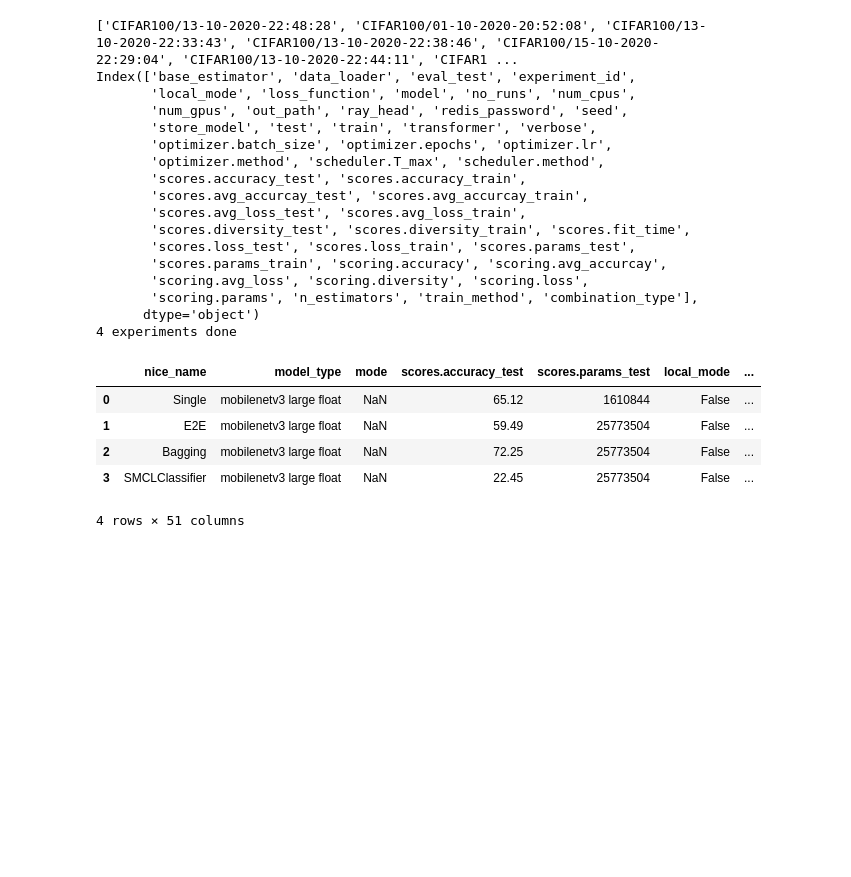
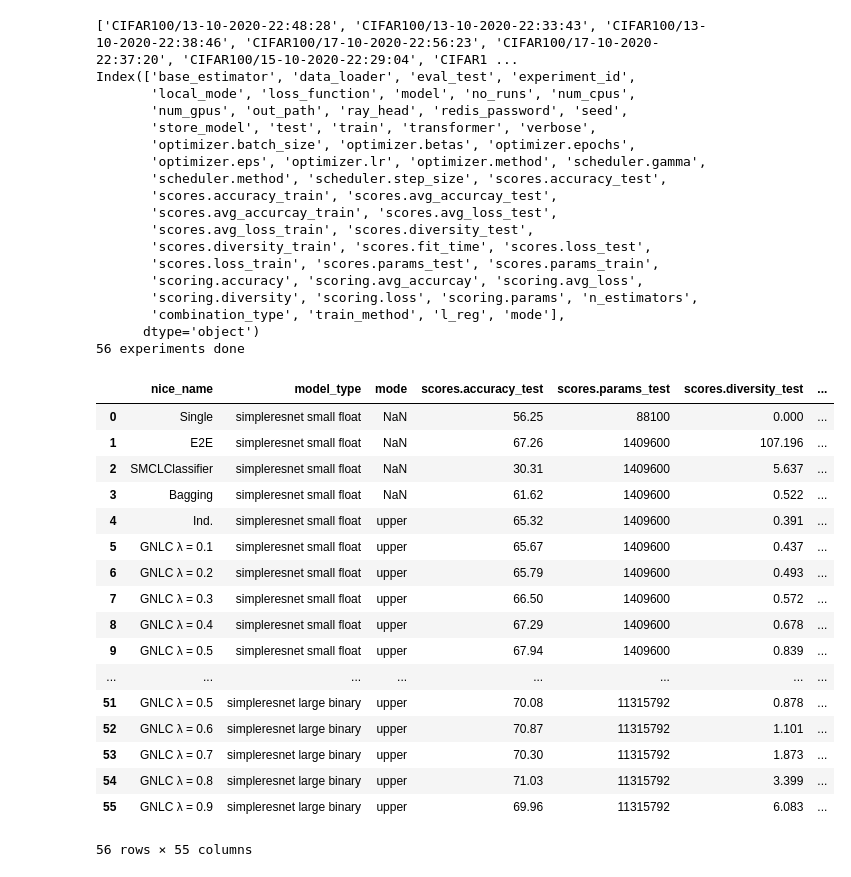
Before and after one commit to sbuschjaeger/gncl, a Jupyter notebook: explore_results.ipynb, the cells around one changed output. Drawn from its saved outputs; the diff is of its cells as text; code cells hidden in the pictures; blank space fills up the shorter version.

Commit message:
CIFAR100 experiments with AdaBeliefe

```diff
--- a/explore_results.ipynb
+++ b/explore_results.ipynb
@@ -20,13 +20,18 @@ df = df.applymap(lambda x: x[0] if (isinstance(x, list) and len(x) == 1) else x)
 
 def nice_name(row):
     if row["model"] == "GNCLClassifier":
-        return u"GNLC \u03BB = {}".format(row["l_reg"])
+        if row["l_reg"] == 0:
+            return "Ind."
+        else:
+            return u"GNLC \u03BB = {}".format(row["l_reg"])
     elif row["model"] == "BaggingClassifier":
         return "Bagging"
     elif row["model"] == "E2EEnsembleClassifier":
         return "E2E"
     elif row["model"] == "SKLearnModel":
         return "Single"
+    elif row["model"] == "SMCLClassifier":
+        return "SMCL"
     else:
         return row["model"]
 
@@ -36,53 +41,66 @@ def base_type(row):
     else:
         mtype = "float"
 
-    if "128" in row["base_estimator"]:
+    if "small" in row["base_estimator"]:
         size = "small"
     else:
         size = "large"
 
     return row["base_estimator"].split("_")[0] + " " + size + " " + mtype
 
 print(df.columns)
 df["nice_name"] = df.apply(nice_name, axis=1)
 df["model_type"] = df.apply(base_type, axis=1)
 df["complexity"] = df.apply(lambda x : x["scores.params_test"] if "float" in x["model_type"] else x["scores.params_test"] / 32.0, axis=1)
 df["scores.avg_accurcay_test"] = df["scores.avg_accurcay_test"]
 df["scores.accuracy_test"] = 100.0*df["scores.accuracy_test"]
 df = df.round(decimals = 3)
 
 print("{} experiments done".format(len(df)))
 cols = df.columns
-cols = ["nice_name", "model_type", "mode", "scores.accuracy_test", "scores.params_test"] + list(set(cols) - set(["nice_name", "model_type", "mode", "scores.accuracy_test", "scores.params_test"]))
+cols = ["nice_name", "model_type", "mode", "scores.accuracy_test", "scores.params_test", "scores.diversity_test"] + list(set(cols) - set(["nice_name", "model_type", "mode", "scores.accuracy_test", "scores.params_test", "scores.diversity_test"]))
 df = df.reindex(cols, axis=1)
 df
 #dfbinary = df[df["model_type"] == "binary"]
 #dffloat = df[df["model_type"] == "float"]
 #dffloat
 # %% [output]
-['CIFAR100/13-10-2020-22:48:28', 'CIFAR100/01-10-2020-20:52:08', 'CIFAR100/13-10-2020-22:33:43', 'CIFAR100/13-10-2020-22:38:46', 'CIFAR100/15-10-2020-22:29:04', 'CIFAR100/13-10-2020-22:44:11', 'CIFAR1 ...
+['CIFAR100/13-10-2020-22:48:28', 'CIFAR100/13-10-2020-22:33:43', 'CIFAR100/13-10-2020-22:38:46', 'CIFAR100/17-10-2020-22:56:23', 'CIFAR100/17-10-2020-22:37:20', 'CIFAR100/15-10-2020-22:29:04', 'CIFAR1 ...
 Index(['base_estimator', 'data_loader', 'eval_test', 'experiment_id',
        'local_mode', 'loss_function', 'model', 'no_runs', 'num_cpus',
        'num_gpus', 'out_path', 'ray_head', 'redis_password', 'seed',
        'store_model', 'test', 'train', 'transformer', 'verbose',
-       'optimizer.batch_size', 'optimizer.epochs', 'optimizer.lr',
-       'optimizer.method', 'scheduler.T_max', 'scheduler.method',
-       'scores.accuracy_test', 'scores.accuracy_train',
-       'scores.avg_accurcay_test', 'scores.avg_accurcay_train',
-       'scores.avg_loss_test', 'scores.avg_loss_train',
-       'scores.diversity_test', 'scores.diversity_train', 'scores.fit_time',
-       'scores.loss_test', 'scores.loss_train', 'scores.params_test',
-       'scores.params_train', 'scoring.accuracy', 'scoring.avg_accurcay',
-       'scoring.avg_loss', 'scoring.diversity', 'scoring.loss',
-       'scoring.params', 'n_estimators', 'train_method', 'combination_type'],
+       'optimizer.batch_size', 'optimizer.betas', 'optimizer.epochs',
+       'optimizer.eps', 'optimizer.lr', 'optimizer.method', 'scheduler.gamma',
+       'scheduler.method', 'scheduler.step_size', 'scores.accuracy_test',
+       'scores.accuracy_train', 'scores.avg_accurcay_test',
+       'scores.avg_accurcay_train', 'scores.avg_loss_test',
+       'scores.avg_loss_train', 'scores.diversity_test',
+       'scores.diversity_train', 'scores.fit_time', 'scores.loss_test',
+       'scores.loss_train', 'scores.params_test', 'scores.params_train',
+       'scoring.accuracy', 'scoring.avg_accurcay', 'scoring.avg_loss',
+       'scoring.diversity', 'scoring.loss', 'scoring.params', 'n_estimators',
+       'combination_type', 'train_method', 'l_reg', 'mode'],
       dtype='object')
-4 experiments done
+56 experiments done
-|  | nice_name | model_type | mode | scores.accuracy_test | scores.params_test | local_mode | ... |
-| 0 | Single | mobilenetv3 large float | NaN | 65.12 | 1610844 | False | ... |
-| 1 | E2E | mobilenetv3 large float | NaN | 59.49 | 25773504 | False | ... |
-| 2 | Bagging | mobilenetv3 large float | NaN | 72.25 | 25773504 | False | ... |
-| 3 | SMCLClassifier | mobilenetv3 large float | NaN | 22.45 | 25773504 | False | ... |
+|  | nice_name | model_type | mode | scores.accuracy_test | scores.params_test | scores.diversity_test | ... |
+| 0 | Single | simpleresnet small float | NaN | 56.25 | 88100 | 0.000 | ... |
+| 1 | E2E | simpleresnet small float | NaN | 67.26 | 1409600 | 107.196 | ... |
+| 2 | SMCLClassifier | simpleresnet small float | NaN | 30.31 | 1409600 | 5.637 | ... |
+| 3 | Bagging | simpleresnet small float | NaN | 61.62 | 1409600 | 0.522 | ... |
+| 4 | Ind. | simpleresnet small float | upper | 65.32 | 1409600 | 0.391 | ... |
+| 5 | GNLC λ = 0.1 | simpleresnet small float | upper | 65.67 | 1409600 | 0.437 | ... |
+| 6 | GNLC λ = 0.2 | simpleresnet small float | upper | 65.79 | 1409600 | 0.493 | ... |
+| 7 | GNLC λ = 0.3 | simpleresnet small float | upper | 66.50 | 1409600 | 0.572 | ... |
+| 8 | GNLC λ = 0.4 | simpleresnet small float | upper | 67.29 | 1409600 | 0.678 | ... |
+| 9 | GNLC λ = 0.5 | simpleresnet small float | upper | 67.94 | 1409600 | 0.839 | ... |
+| ... | ... | ... | ... | ... | ... | ... | ... |
+| 51 | GNLC λ = 0.5 | simpleresnet large binary | upper | 70.08 | 11315792 | 0.878 | ... |
+| 52 | GNLC λ = 0.6 | simpleresnet large binary | upper | 70.87 | 11315792 | 1.101 | ... |
+| 53 | GNLC λ = 0.7 | simpleresnet large binary | upper | 70.30 | 11315792 | 1.873 | ... |
+| 54 | GNLC λ = 0.8 | simpleresnet large binary | upper | 71.03 | 11315792 | 3.399 | ... |
+| 55 | GNLC λ = 0.9 | simpleresnet large binary | upper | 69.96 | 11315792 | 6.083 | ... |
-4 rows × 51 columns
+56 rows × 55 columns
 # %%
 import numpy as np
 import plotly.io as pio
```
Also changed, not shown: parts of 1 cell of this notebook, 1 other file.
